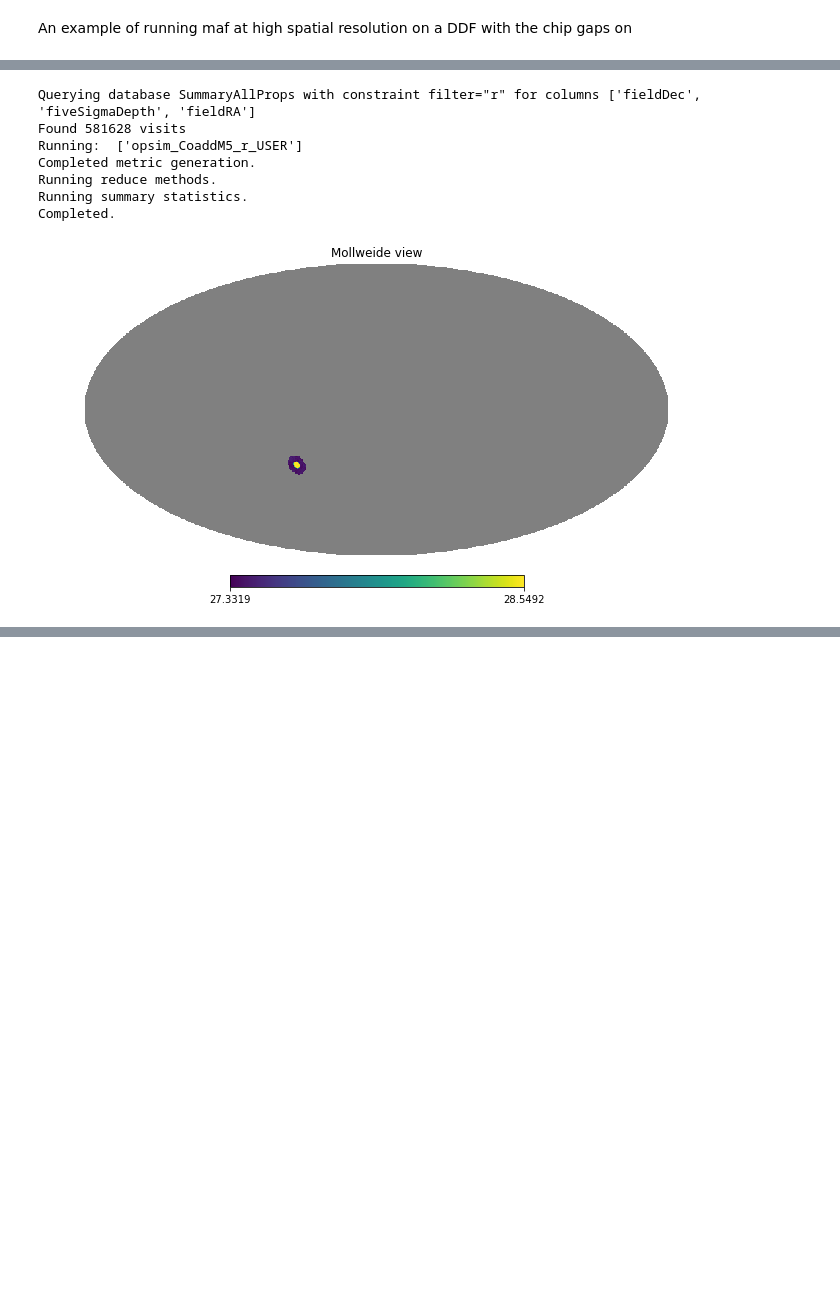
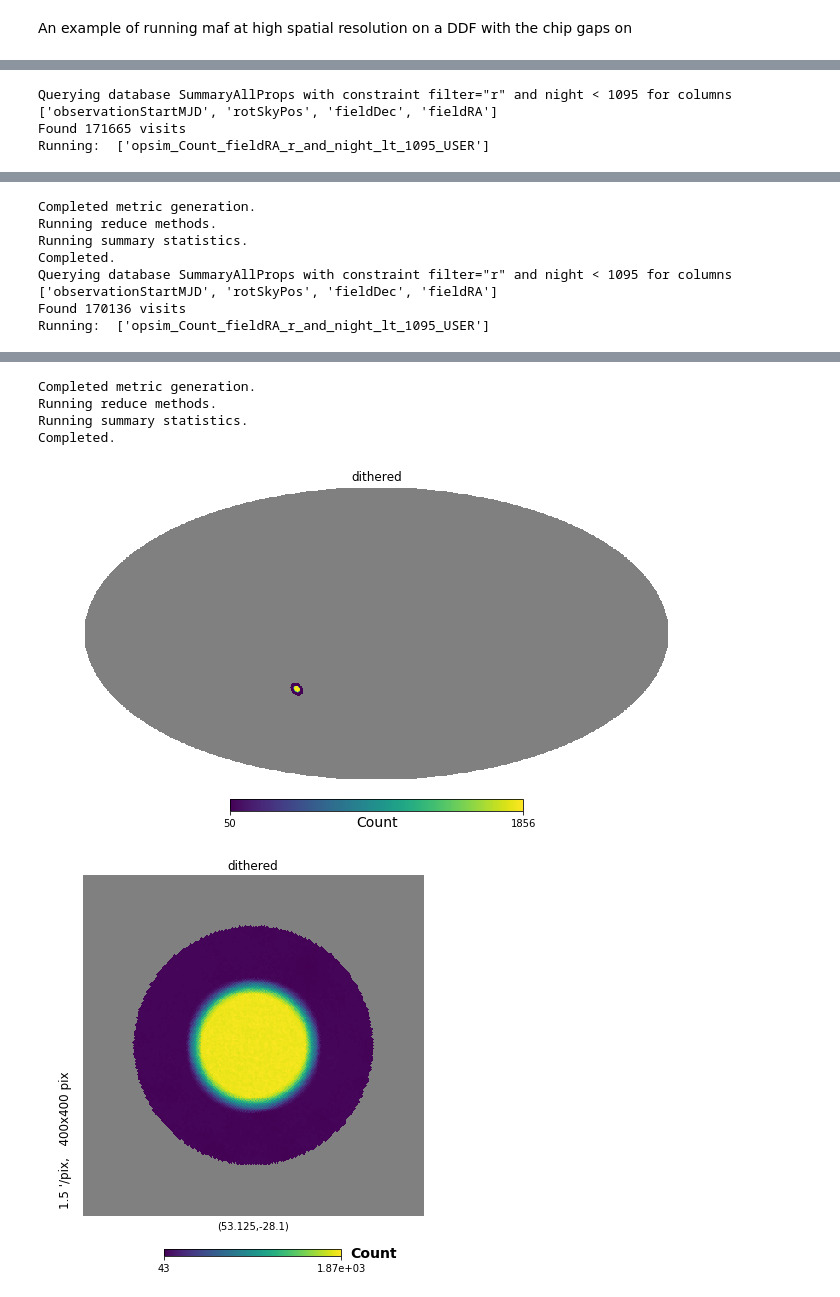
Before and after one commit to lsst-sims/sims_featureScheduler_runs, a Jupyter notebook: DDF/high_rez_ddf.ipynb, the cells around one changed output, grey strips where cells are left out. Drawn from its saved outputs; the diff is of its cells as text; code cells hidden in the pictures; blank space fills up the shorter version.

```diff
--- a/DDF/high_rez_ddf.ipynb
+++ b/DDF/high_rez_ddf.ipynb
@@ -20,5 +20,5 @@ resultsDb = db.ResultsDb(outDir=outDir)
 ddf_RA = 53.125
 ddf_dec = -28.-6/60.
 # %%
-dbs = ['ddf_0.23deg_1exp_pairsmix_10yrs.db']
+dbs = {'dithered': 'ddf_0.23deg_1exp_pairsmix_10yrs.db', 'baseline': '../baselines/baseline_1exp_pairsmix_10yrs.db'}
 # %%
@@ -41,13 +36,0 @@ slicer = slicers.UserPointsSlicer(ra=ra[goodhp], dec=dec[goodhp], )
-# %%
-bundleList.append(metricBundles.MetricBundle(metric,slicer,sql))
-bd = metricBundles.makeBundlesDictFromList(bundleList)
-bg = metricBundles.MetricBundleGroup(bd, conn, outDir=outDir, resultsDb=resultsDb)
-bg.runAll()
-# %% [output]
-Querying database SummaryAllProps with constraint filter="r" for columns ['fieldDec', 'fiveSigmaDepth', 'fieldRA']
-Found 581628 visits
-Running:  ['opsim_CoaddM5_r_USER']
-Completed metric generation.
-Running reduce methods.
-Running summary statistics.
-Completed.
@@ -58,4 +37,22 @@ whole_map[goodhp] = bundleList[0].metricValues
-# %%
-hp.mollview(whole_map)
-# %% [output]
-[figure, removed]
+# %%
+for database in dbs:
+    conn = db.OpsimDatabase(dbs[database])
+    bundleList = []
+    sql = 'filter="r" and night < %i' %(365.25*3)
+    metric = metrics.CountMetric(col='fieldRA')
+    # run on only the RA,Dec near the DDF, with the camera chip gaps on
+    slicer = slicers.UserPointsSlicer(ra=ra[goodhp], dec=dec[goodhp], useCamera=True)
+    bundleList.append(metricBundles.MetricBundle(metric,slicer,sql))
+    bd = metricBundles.makeBundlesDictFromList(bundleList)
+    bg = metricBundles.MetricBundleGroup(bd, conn, outDir=outDir, resultsDb=resultsDb)
+    bg.runAll()
+    whole_map = np.empty(hp.nside2npix(nside))
+    whole_map.fill(hp.UNSEEN)
+    # Fill in a whole healpix array with the results
+    whole_map[goodhp] = bundleList[0].metricValues
+    hp.mollview(whole_map, title=database, unit='Count')
+    hp.gnomview(whole_map, rot=(ddf_RA, ddf_dec), xsize=400, title=database, unit='Count')
+# %% [output]
+Querying database SummaryAllProps with constraint filter="r" and night < 1095 for columns ['observationStartMJD', 'rotSkyPos', 'fieldDec', 'fieldRA']
+Found 171665 visits
+Running:  ['opsim_Count_fieldRA_r_and_night_lt_1095_USER']
@@ -61,0 +76,7 @@ hp.mollview(whole_map)
+Completed metric generation.
+Running reduce methods.
+Running summary statistics.
+Completed.
+Querying database SummaryAllProps with constraint filter="r" and night < 1095 for columns ['observationStartMJD', 'rotSkyPos', 'fieldDec', 'fieldRA']
+Found 170136 visits
+Running:  ['opsim_Count_fieldRA_r_and_night_lt_1095_USER']
@@ -61,0 +100,6 @@ hp.mollview(whole_map)
+Completed metric generation.
+Running reduce methods.
+Running summary statistics.
+Completed.
+[figure, added]
+[figure, added]
```
Also changed, not shown: parts of 8 cells of this notebook.
